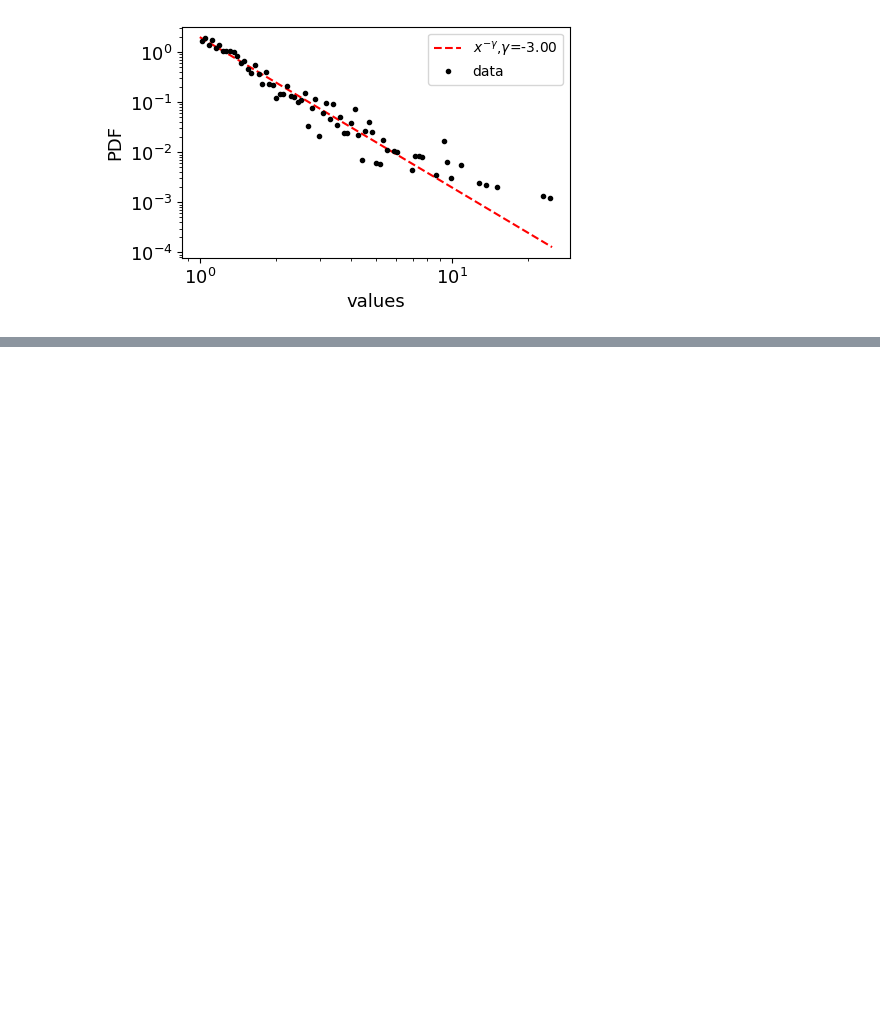
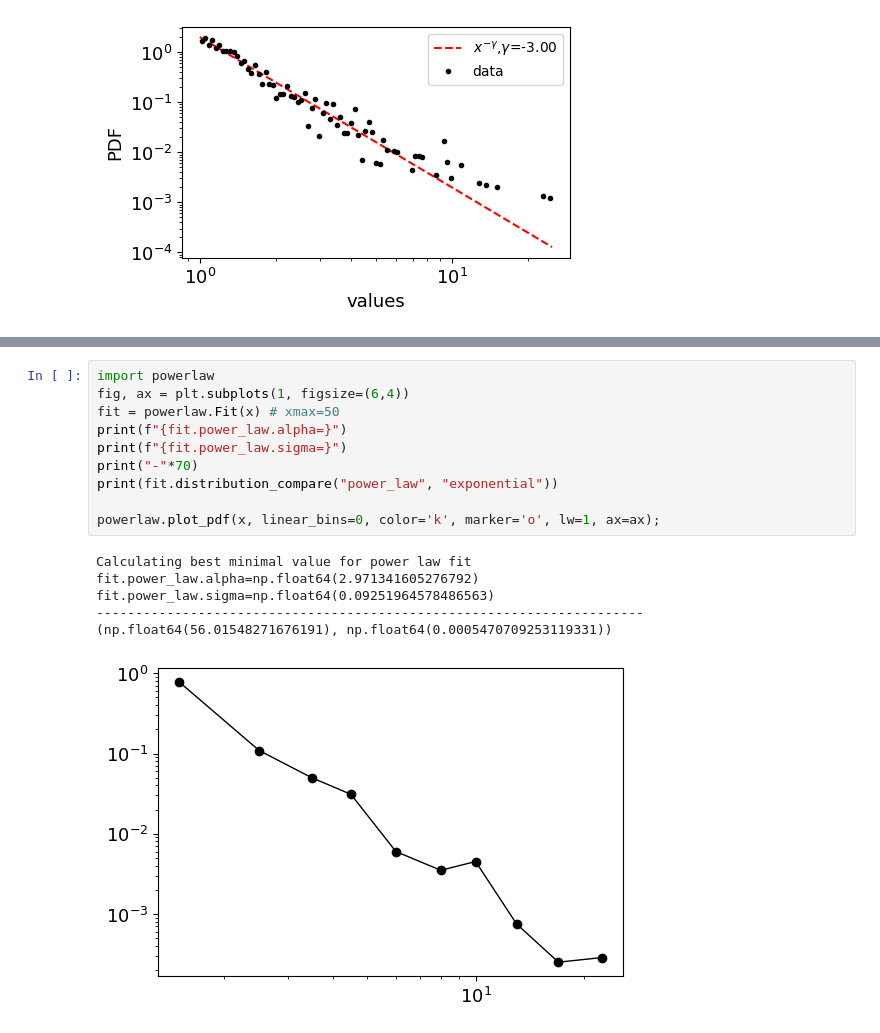
Before and after one commit to Ziaeemehr/netsci, a Jupyter notebook: examples/chap_04.ipynb, the cells around one changed output, grey strips where cells are left out. Saved outputs shown, nothing was run; the diff lists cells and outputs as text; blank space fills up the shorter version.

```diff
--- a/examples/chap_04.ipynb
+++ b/examples/chap_04.ipynb
@@ -102,0 +164,17 @@ plot_distribution(x, N, a, xmin, ax)
+# %%
+import powerlaw
+fig, ax = plt.subplots(1, figsize=(6,4))
+fit = powerlaw.Fit(x) # xmax=50
+print(f"{fit.power_law.alpha=}")
+print(f"{fit.power_law.sigma=}")
+print("-"*70)
+print(fit.distribution_compare("power_law", "exponential"))
+
+powerlaw.plot_pdf(x, linear_bins=0, color='k', marker='o', lw=1, ax=ax);
+# %% [output]
+Calculating best minimal value for power law fit
+fit.power_law.alpha=np.float64(2.971341605276792)
+fit.power_law.sigma=np.float64(0.09251964578486563)
+----------------------------------------------------------------------
+(np.float64(56.01548271676191), np.float64(0.0005470709253119331))
+[figure, added]
```
Also changed, not shown: parts of 8 cells of this notebook, 1 other file.
